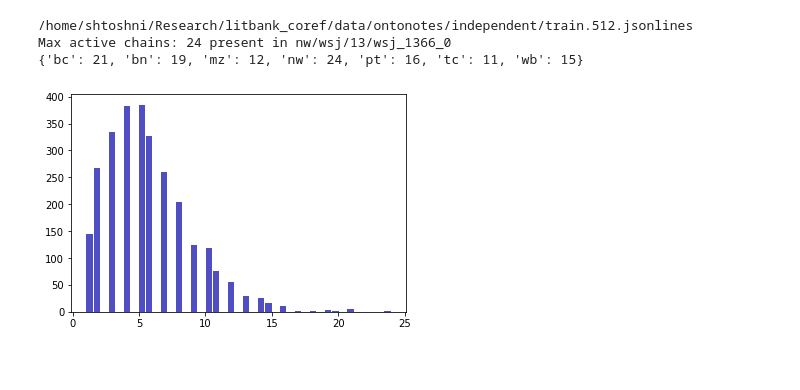
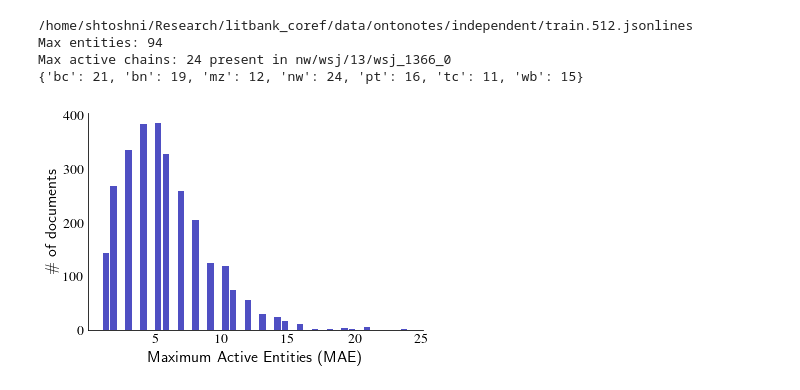
Before and after one commit to shtoshni/long-doc-coref, a Jupyter notebook: notebooks/Calculate_Active_Chains.ipynb, the cells around one changed output. Saved outputs shown, nothing was run; the diff lists cells and outputs as text; code cells hidden in the pictures; blank space fills up the shorter version.

```diff
--- a/notebooks/Calculate_Active_Chains.ipynb
+++ b/notebooks/Calculate_Active_Chains.ipynb
@@ -79,7 +119,7 @@ Max active chains: 18 present in 2891_howards_end_brat_0
 # %%
 data_dir = "/home/shtoshni/Research/litbank_coref/data/ontonotes/independent"
 train_file = path.join(data_dir, "train.512.jsonlines")
-active_chains = get_stats_for_file(train_file)
+ontonotes_active_chains = get_stats_for_file(train_file)
 
 genres = {"bc": 0, "bn": 0, "mz": 0, "nw": 0, "pt": 0, "tc": 0, "wb": 0}
 for doc_key, num_active_chains in active_chains:
@@ -90,15 +130,32 @@ for doc_key, num_active_chains in active_chains:
 print(genres)
 # %% [output]
 /home/shtoshni/Research/litbank_coref/data/ontonotes/independent/train.512.jsonlines
+Max entities: 94
 Max active chains: 24 present in nw/wsj/13/wsj_1366_0
 {'bc': 21, 'bn': 19, 'mz': 12, 'nw': 24, 'pt': 16, 'tc': 11, 'wb': 15}
-# %%
-import matplotlib.pyplot as plt
-
-_, num_chains = zip(*active_chains)
-# An "interface" to matplotlib.axes.Axes.hist() method
-n, bins, patches = plt.hist(x=num_chains, bins='auto', color='#0504aa',
-                            alpha=0.7, rwidth=0.85)
-# %% [output]
-[figure, removed]
+# %%
+_, num_chains = zip(*active_chains)
+# An "interface" to matplotlib.axes.Axes.hist() method
+
+fig, ax = plt.subplots(1)
+ax.grid(b=False)
+ax.xaxis.set_ticks_position('none')
+ax.yaxis.set_ticks_position('none')
+ax.tick_params(axis='y', colors='#000000')
+
+spines_to_remove = ['top', 'right']
+for spine in spines_to_remove:
+    ax.spines[spine].set_visible(False)
+
+n, bins, patches = plt.hist(x=num_chains, bins='auto', color='#0504aa',
+                            alpha=0.7, rwidth=0.85)
+
+plt.xticks([5, 10, 15, 20, 25]) #, ['5', '10', '15', '20', '24'])
+plt.ylabel('\# of documents')
+plt.xlabel('Maximum Active Entities (MAE)')
+# plt.title('OntoNotes training set')
+plt.savefig(path.join(output_dir, "ontonotes_active_chains.pdf"), dpi=300, bbox_inches='tight')
+# plt.
+# %% [output]
+[figure, added]
 # %%
```
Also changed, not shown: parts of 8 cells of this notebook, 26 other files.
